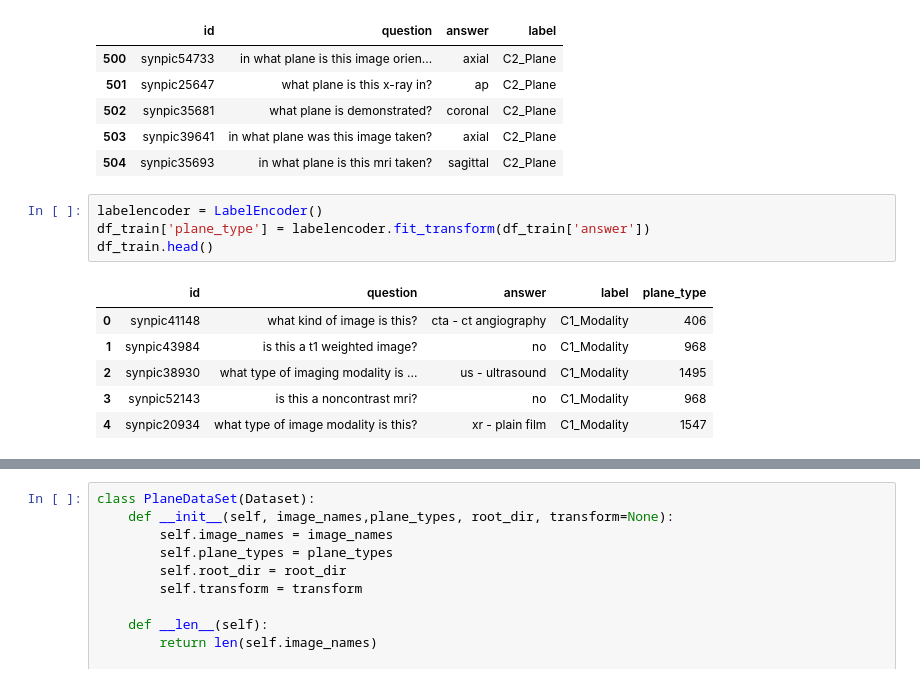
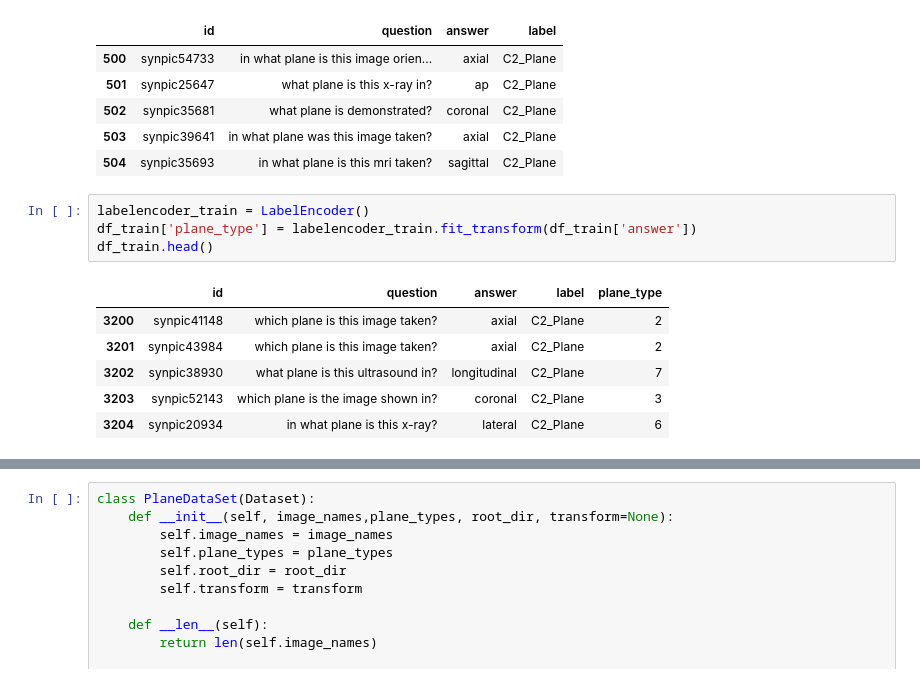
Before and after one commit to rohts-patil/VQA-Med-2019, a Jupyter notebook: notebooks/VQA_Plane_Classifier.ipynb, the cells around one changed output, grey strips where cells are left out. Cells and saved outputs as stored; diff of their text form.

Commit message:
Model trains atleast. Need more tuning.

```diff
--- a/notebooks/VQA_Plane_Classifier.ipynb
+++ b/notebooks/VQA_Plane_Classifier.ipynb
@@ -99,13 +95,13 @@ df_valid.head()
 | 503 | synpic39641 | in what plane was this image taken? | axial | C2_Plane |
 | 504 | synpic35693 | in what plane is this mri taken? | sagittal | C2_Plane |
 # %%
-labelencoder = LabelEncoder()
-df_train['plane_type'] = labelencoder.fit_transform(df_train['answer'])
+labelencoder_train = LabelEncoder()
+df_train['plane_type'] = labelencoder_train.fit_transform(df_train['answer'])
 df_train.head()
 # %% [output]
 |  | id | question | answer | label | plane_type |
-| 0 | synpic41148 | what kind of image is this? | cta - ct angiography | C1_Modality | 406 |
-| 1 | synpic43984 | is this a t1 weighted image? | no | C1_Modality | 968 |
-| 2 | synpic38930 | what type of imaging modality is ... | us - ultrasound | C1_Modality | 1495 |
-| 3 | synpic52143 | is this a noncontrast mri? | no | C1_Modality | 968 |
-| 4 | synpic20934 | what type of image modality is this? | xr - plain film | C1_Modality | 1547 |
+| 3200 | synpic41148 | which plane is this image taken? | axial | C2_Plane | 2 |
+| 3201 | synpic43984 | which plane is this image taken? | axial | C2_Plane | 2 |
+| 3202 | synpic38930 | what plane is this ultrasound in? | longitudinal | C2_Plane | 7 |
+| 3203 | synpic52143 | which plane is the image shown in? | coronal | C2_Plane | 3 |
+| 3204 | synpic20934 | in what plane is this x-ray? | lateral | C2_Plane | 6 |
```
Also changed, not shown: parts of 10 cells of this notebook.
